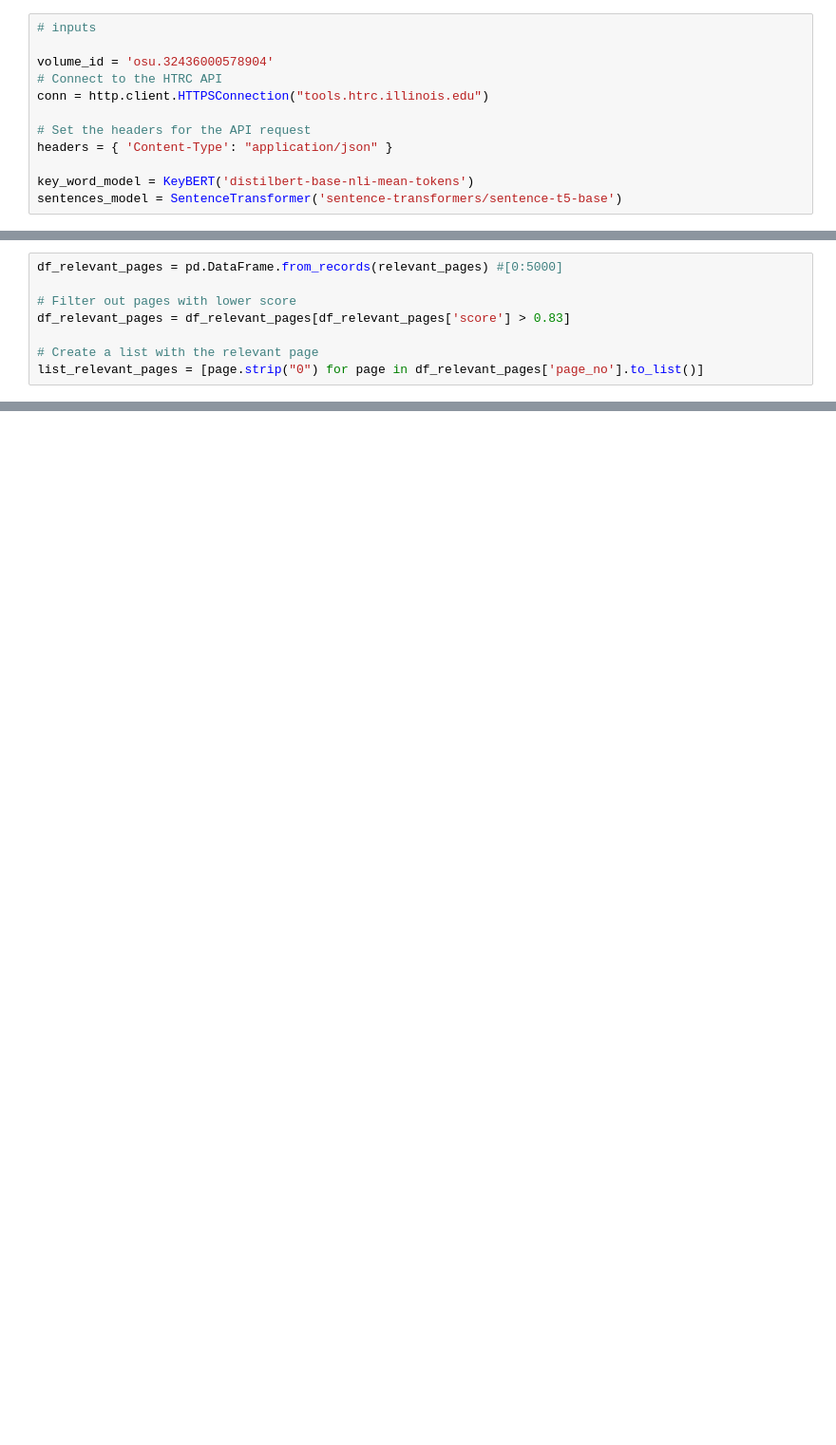
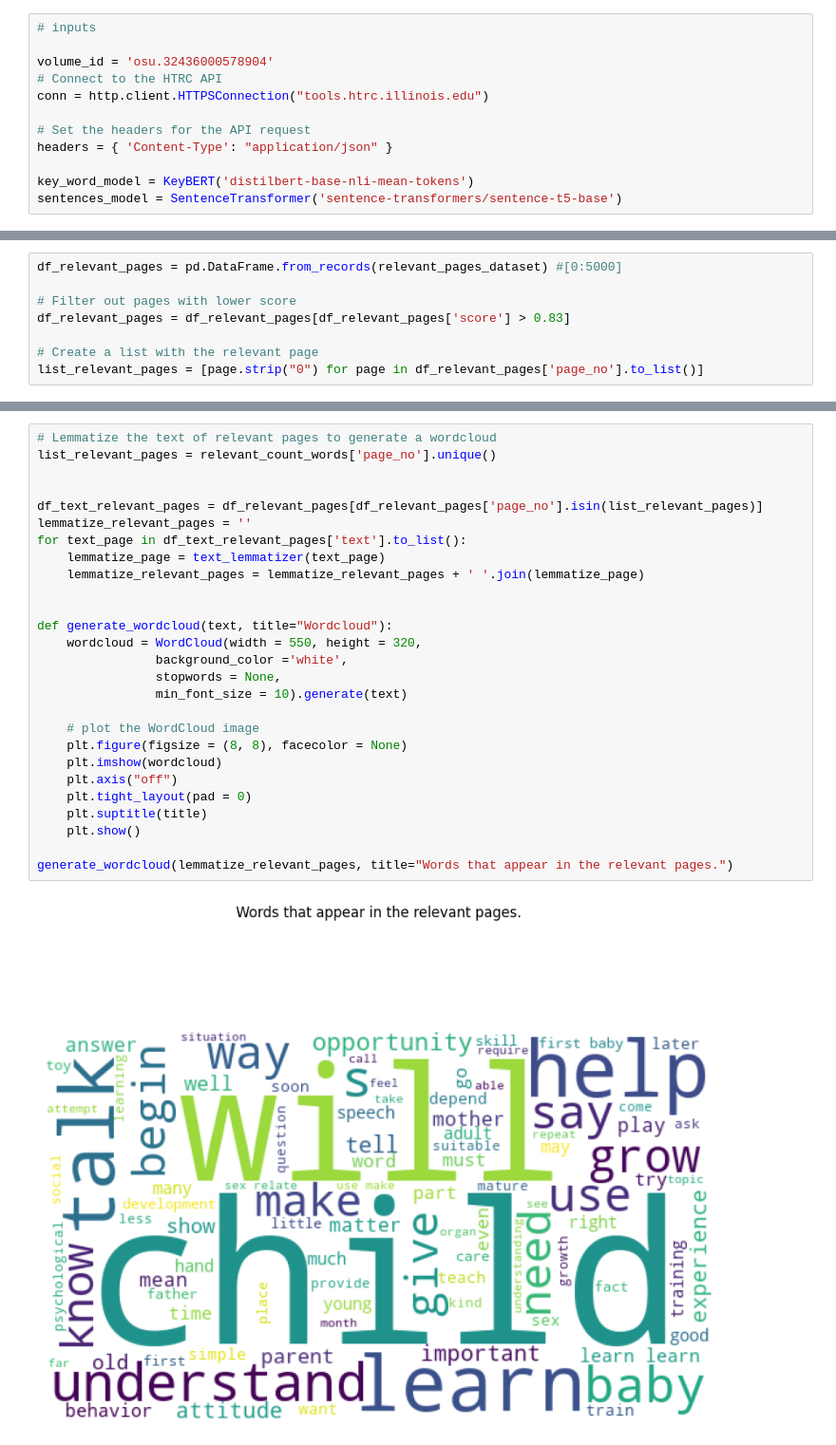
Before and after one commit to liseli/torchlite_hackathon, a Jupyter notebook: BookNavigator.ipynb, the cells around one changed output, grey strips where cells are left out. Shown: that part at 95% size. Drawn from its saved outputs; the diff is of its cells as text; blank space fills up the shorter version.

Commit message:
Notebook wordcloud (#1)
* add wordcloud

* update image titles

```diff
--- a/BookNavigator.ipynb
+++ b/BookNavigator.ipynb
@@ -175,5 +219,5 @@ relevant_pages
 # %%
-df_relevant_pages = pd.DataFrame.from_records(relevant_pages) #[0:5000]
+df_relevant_pages = pd.DataFrame.from_records(relevant_pages_dataset) #[0:5000]
 
 # Filter out pages with lower score
 df_relevant_pages = df_relevant_pages[df_relevant_pages['score'] > 0.83]
@@ -246,0 +307,29 @@ alt.Chart(relevant_count_words).mark_circle(
+# %%
+# Lemmatize the text of relevant pages to generate a wordcloud
+list_relevant_pages = relevant_count_words['page_no'].unique()
+
+
+df_text_relevant_pages = df_relevant_pages[df_relevant_pages['page_no'].isin(list_relevant_pages)]
+lemmatize_relevant_pages = ''
+for text_page in df_text_relevant_pages['text'].to_list():
+    lemmatize_page = text_lemmatizer(text_page)
+    lemmatize_relevant_pages = lemmatize_relevant_pages + ' '.join(lemmatize_page)
+
+
+def generate_wordcloud(text, title="Wordcloud"):
+    wordcloud = WordCloud(width = 550, height = 320,
+                background_color ='white',
+                stopwords = None,
+                min_font_size = 10).generate(text)
+
+    # plot the WordCloud image
+    plt.figure(figsize = (8, 8), facecolor = None)
+    plt.imshow(wordcloud)
+    plt.axis("off")
+    plt.tight_layout(pad = 0)
+    plt.suptitle(title)
+    plt.show()
+
+generate_wordcloud(lemmatize_relevant_pages, title="Words that appear in the relevant pages.")
+# %% [output]
+[figure, added]
```
Also changed, not shown: parts of 10 cells of this notebook, 3 other files.
